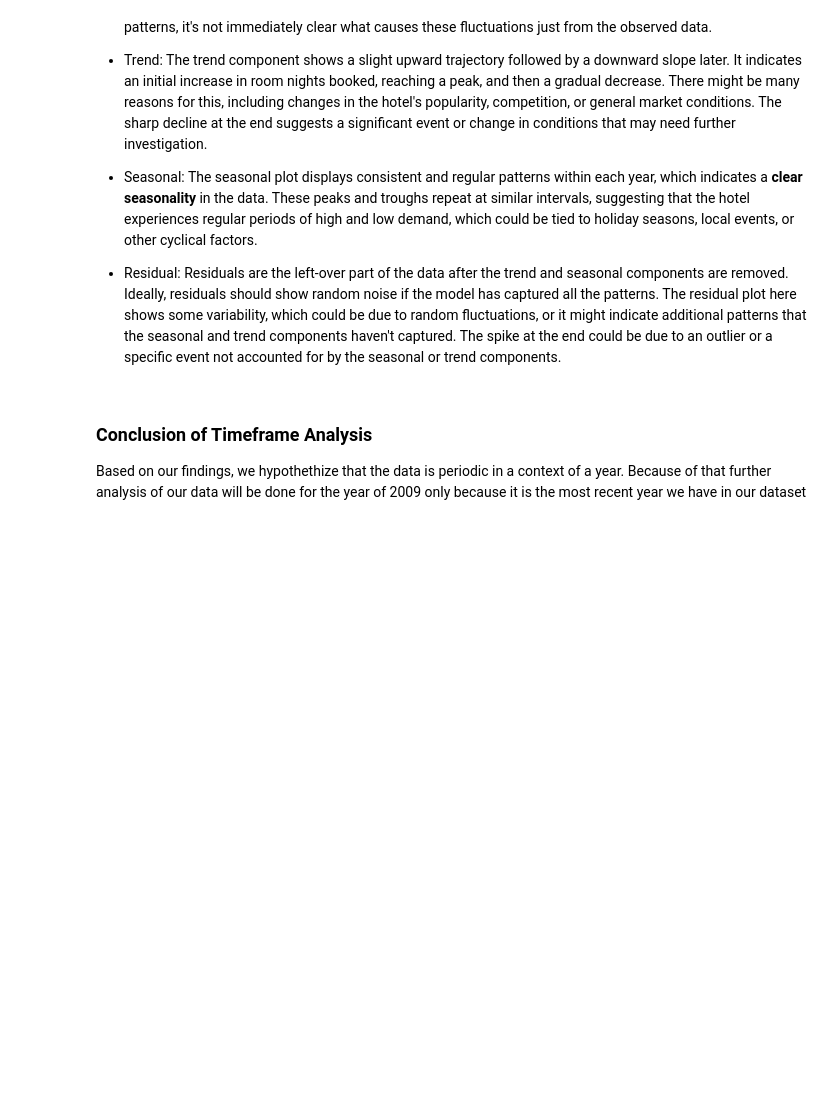
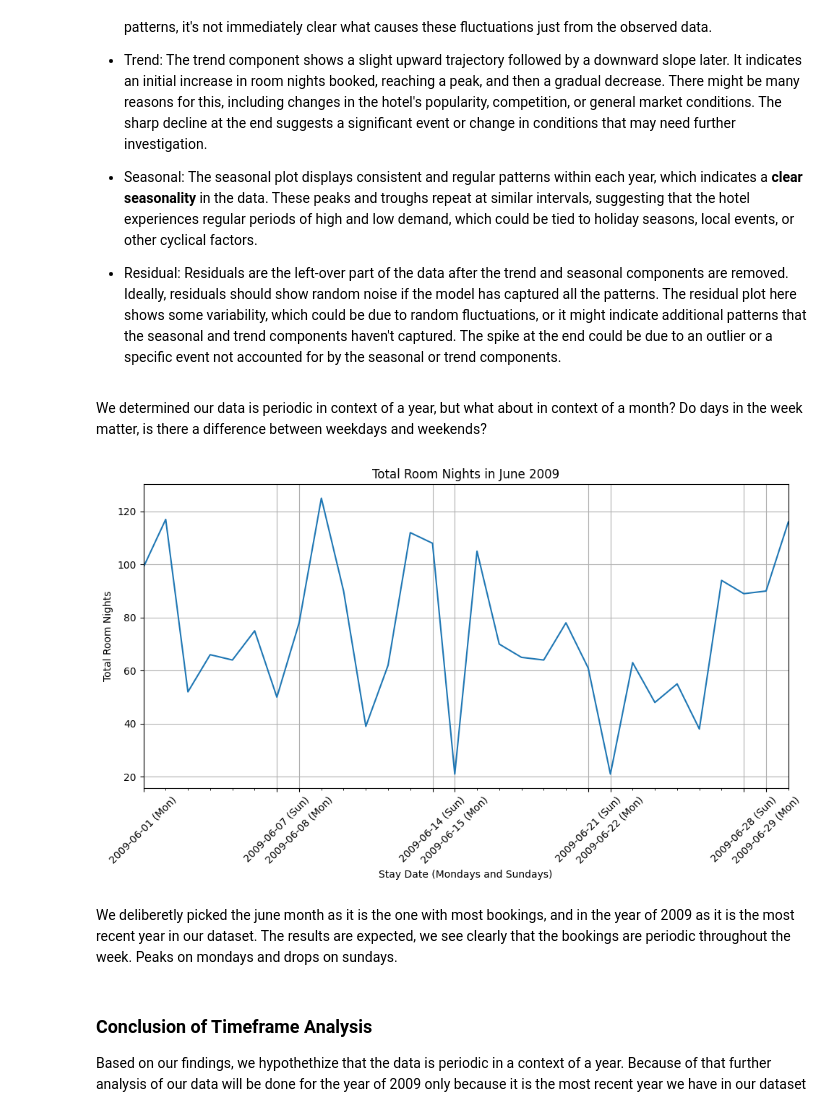
Before and after one commit to usernamenenad/Lumen, a Jupyter notebook: src/borisDataset.ipynb, the cells around one changed output. Saved outputs shown, nothing was run; the diff lists cells and outputs as text; code cells hidden in the pictures; blank space fills up the shorter version.

```diff
--- a/src/borisDataset.ipynb
+++ b/src/borisDataset.ipynb
@@ -237,6 +236,30 @@ The seasonal decomposition graph shows the breakdown of a time series into trend
 - Seasonal: The seasonal plot displays consistent and regular patterns within each year, which indicates a **clear seasonality** in the data. These peaks and troughs repeat at similar intervals, suggesting that the hotel experiences regular periods of high and low demand, which could be tied to holiday seasons, local events, or other cyclical factors.
 
 - Residual: Residuals are the left-over part of the data after the trend and seasonal components are removed. Ideally, residuals should show random noise if the model has captured all the patterns. The residual plot here shows some variability, which could be due to random fluctuations, or it might indicate additional patterns that the seasonal and trend components haven't captured. The spike at the end could be due to an outlier or a specific event not accounted for by the seasonal or trend components.
+# %% [markdown]
+We determined our data is periodic in context of a year, but what about in context of a month? Do days in the week matter, is there a difference between weekdays and weekends?
+# %%
+filtered_dataset = dataset[(dataset['stay_date'].dt.month == 6) & (dataset['stay_date'].dt.year == 2009)]
+
+total_room_nights_by_date = filtered_dataset.groupby('stay_date')['room_cnt'].sum()
+
+plt.figure(figsize=(10, 6))
+total_room_nights_by_date.plot(kind='line')
+
+plt.gca().xaxis.set_major_locator(mdates.WeekdayLocator(byweekday=(mdates.MONDAY, mdates.SUNDAY)))
+plt.gca().xaxis.set_major_formatter(mdates.DateFormatter('%Y-%m-%d (%a)'))
+
+plt.title('Total Room Nights in June 2009')
+plt.xlabel('Stay Date (Mondays and Sundays)')
+plt.ylabel('Total Room Nights')
+plt.xticks(rotation=45)  # Rotate labels to prevent overlap
+plt.grid(True)
+plt.tight_layout()
+plt.show()
+# %% [output]
+[figure, added]
+# %% [markdown]
+We deliberetly picked the june month as it is the one with most bookings, and in the year of 2009 as it is the most recent year in our dataset. The results are expected, we see clearly that the bookings are periodic throughout the week. Peaks on mondays and drops on sundays.
 # %% [markdown]
 ### Conclusion of Timeframe Analysis
 Based on our findings, we hypothethize that the data is periodic in a context of a year. Because of that further analysis of our data will be done for the year of 2009 only because it is the most recent year we have in our dataset
```
Also changed, not shown: parts of 4 cells of this notebook.
